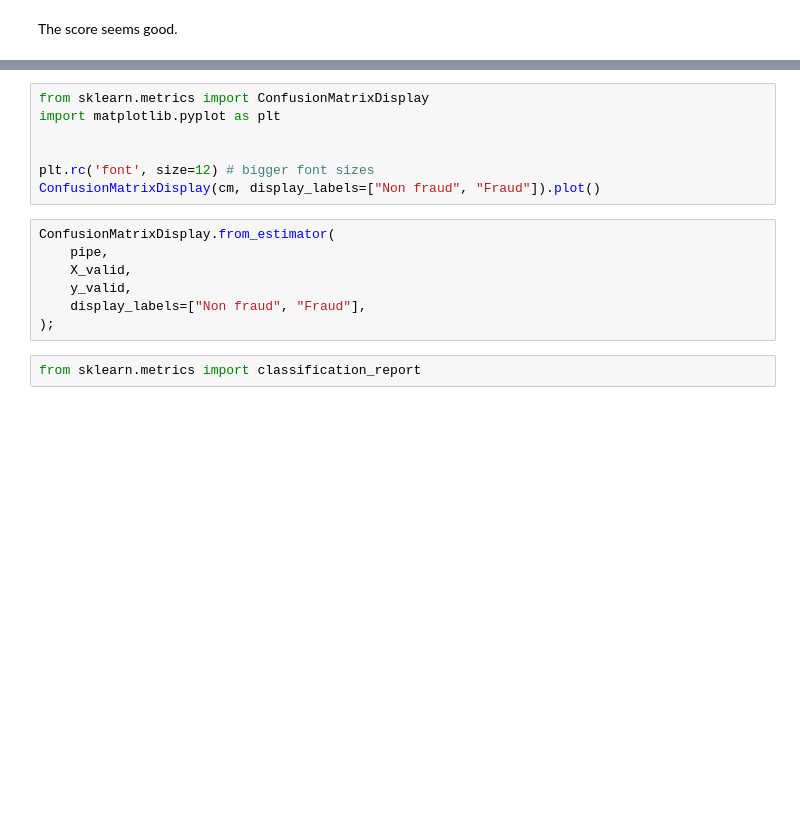
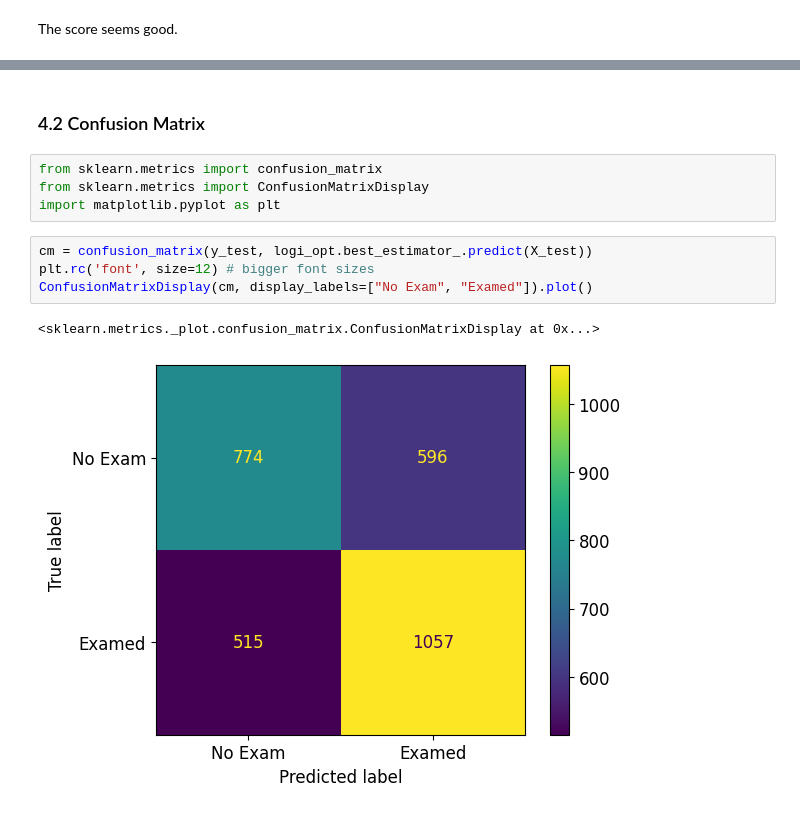
Before and after one commit to Aizenz/GroupProjectBAIT509, a Jupyter notebook: main_test.ipynb, the cells around one changed output, grey strips where cells are left out. Drawn from its saved outputs; the diff is of its cells as text; blank space fills up the shorter version.

```diff
--- a/main_test.ipynb
+++ b/main_test.ipynb
@@ -681,16 +701,13 @@ cm = confusion_matrix(y_valid, predictions)
+# %% [markdown]
+### 4.2 Confusion Matrix
+# %%
+from sklearn.metrics import confusion_matrix
+from sklearn.metrics import ConfusionMatrixDisplay
+import matplotlib.pyplot as plt
 # %%
-from sklearn.metrics import ConfusionMatrixDisplay
-import matplotlib.pyplot as plt
-
-
+cm = confusion_matrix(y_test, logi_opt.best_estimator_.predict(X_test))
 plt.rc('font', size=12) # bigger font sizes
-ConfusionMatrixDisplay(cm, display_labels=["Non fraud", "Fraud"]).plot()
+ConfusionMatrixDisplay(cm, display_labels=["No Exam", "Examed"]).plot()
+# %% [output]
+<sklearn.metrics._plot.confusion_matrix.ConfusionMatrixDisplay at 0x...>
+[figure, added]
-# %%
-ConfusionMatrixDisplay.from_estimator(
-    pipe,
-    X_valid,
-    y_valid,
-    display_labels=["Non fraud", "Fraud"],
-);
-# %%
-from sklearn.metrics import classification_report
```
Also changed, not shown: parts of 24 cells of this notebook.
